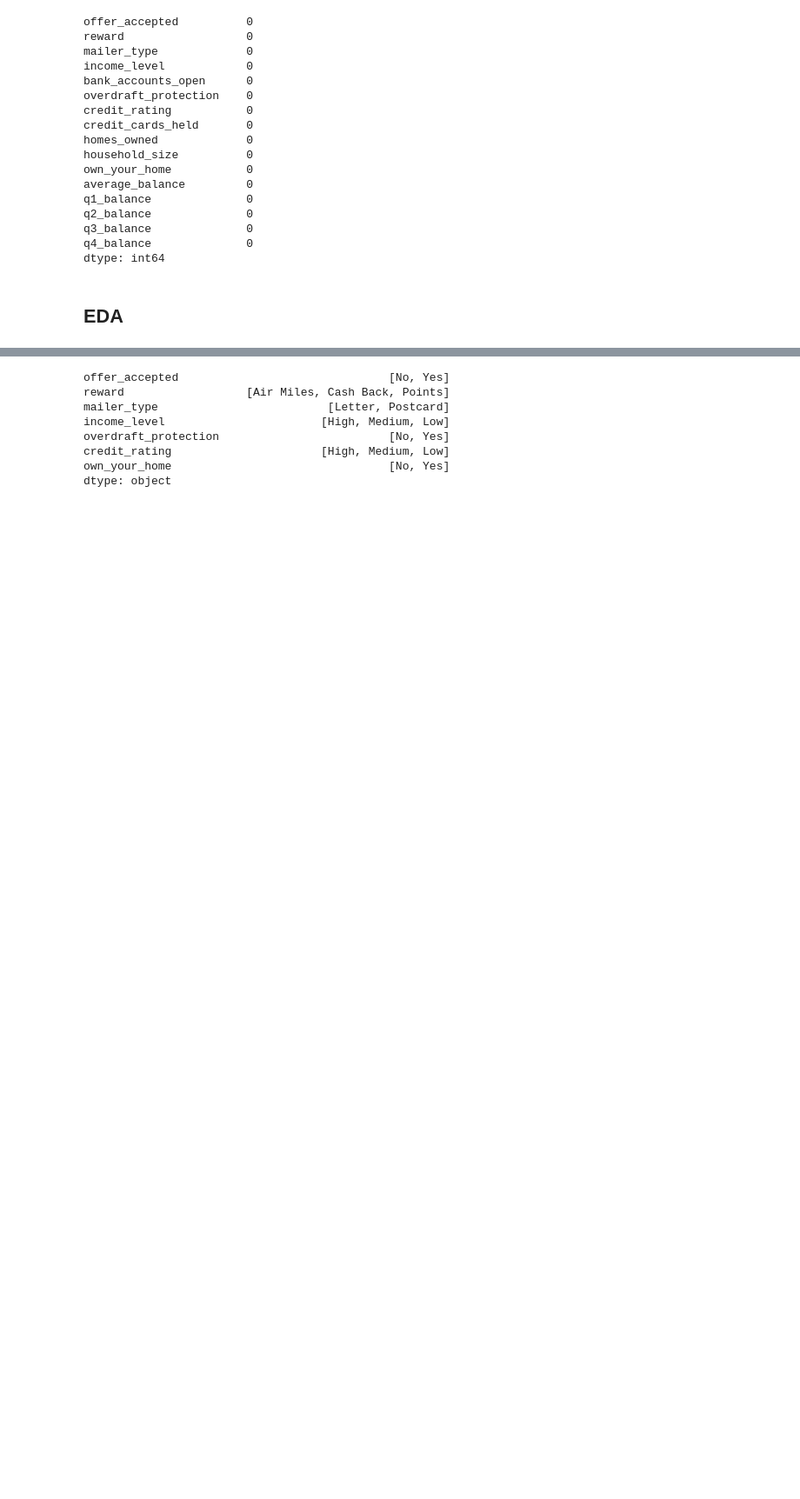
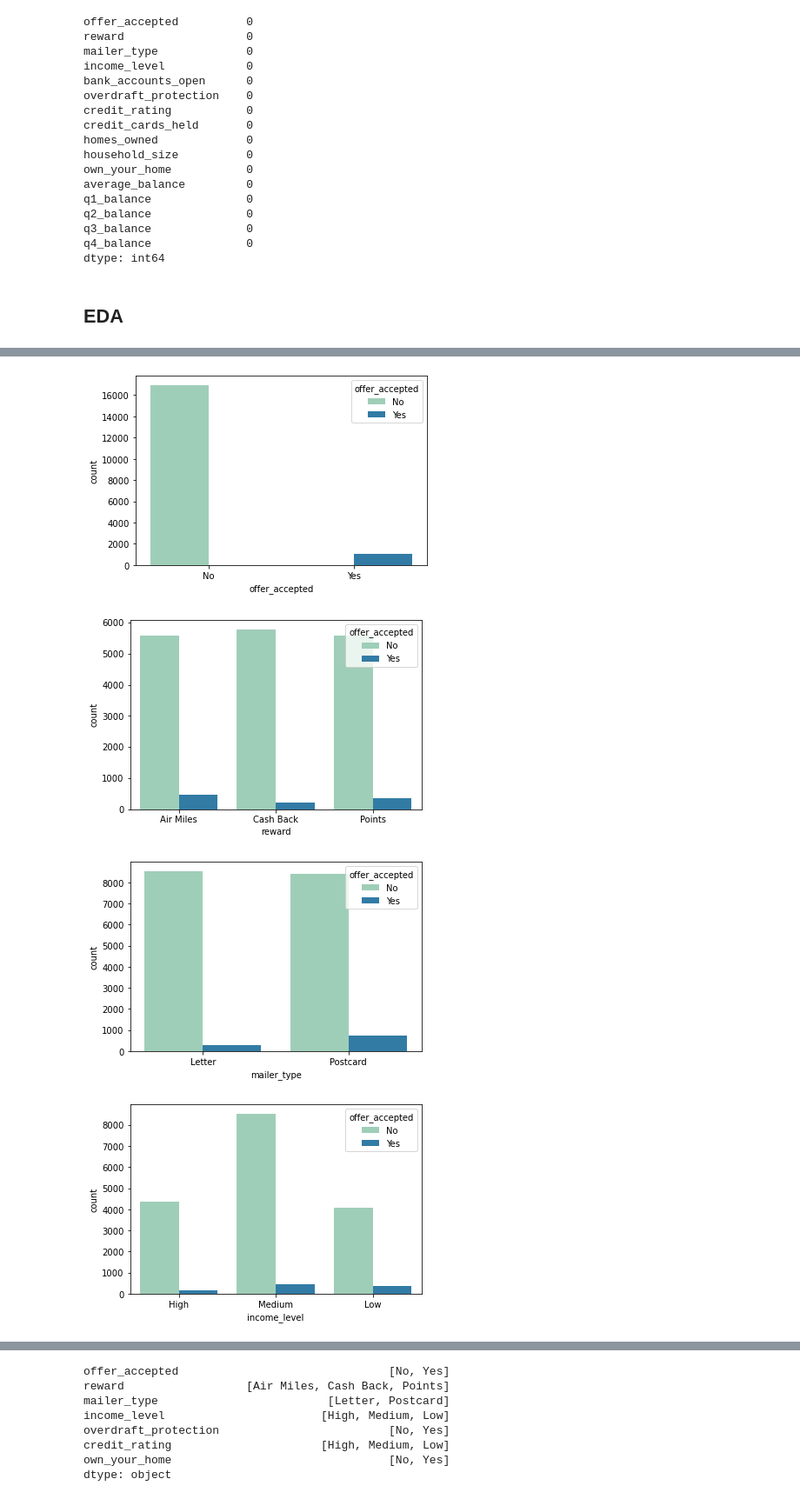
Before and after one commit to nataschaberg/mid_data_classification, a Jupyter notebook: initial_setup.ipynb, the cells around one changed output, grey strips where cells are left out. Shown at 87% size. Saved outputs shown, nothing was run; the diff lists cells and outputs as text; code cells hidden in the pictures; blank space fills up the shorter version.

```diff
--- a/initial_setup.ipynb
+++ b/initial_setup.ipynb
@@ -86,0 +128,11 @@ dtype: int64
+# %%
+df_adjusted = df.loc[:, ~df.columns.isin(['q1_balance', 'q2_balance', 'q3_balance', 'q4_balance','average_balance'])]
+
+for col in df_adjusted:
+    sns.countplot(col, hue='offer_accepted', data=df, palette='YlGnBu')
+    plt.show()
+# %% [output]
+[figure, added]
+[figure, added]
+[figure, added]
+[figure, added]
```
Also changed, not shown: parts of 26 cells of this notebook.
